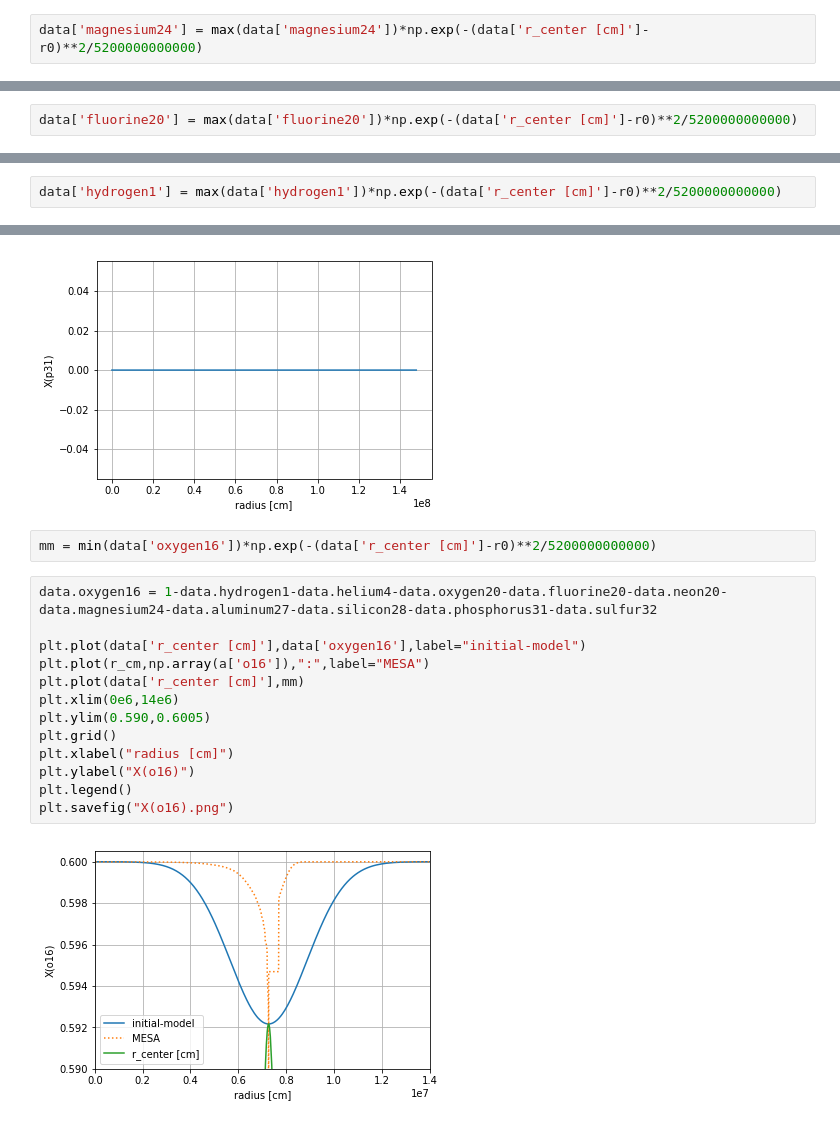
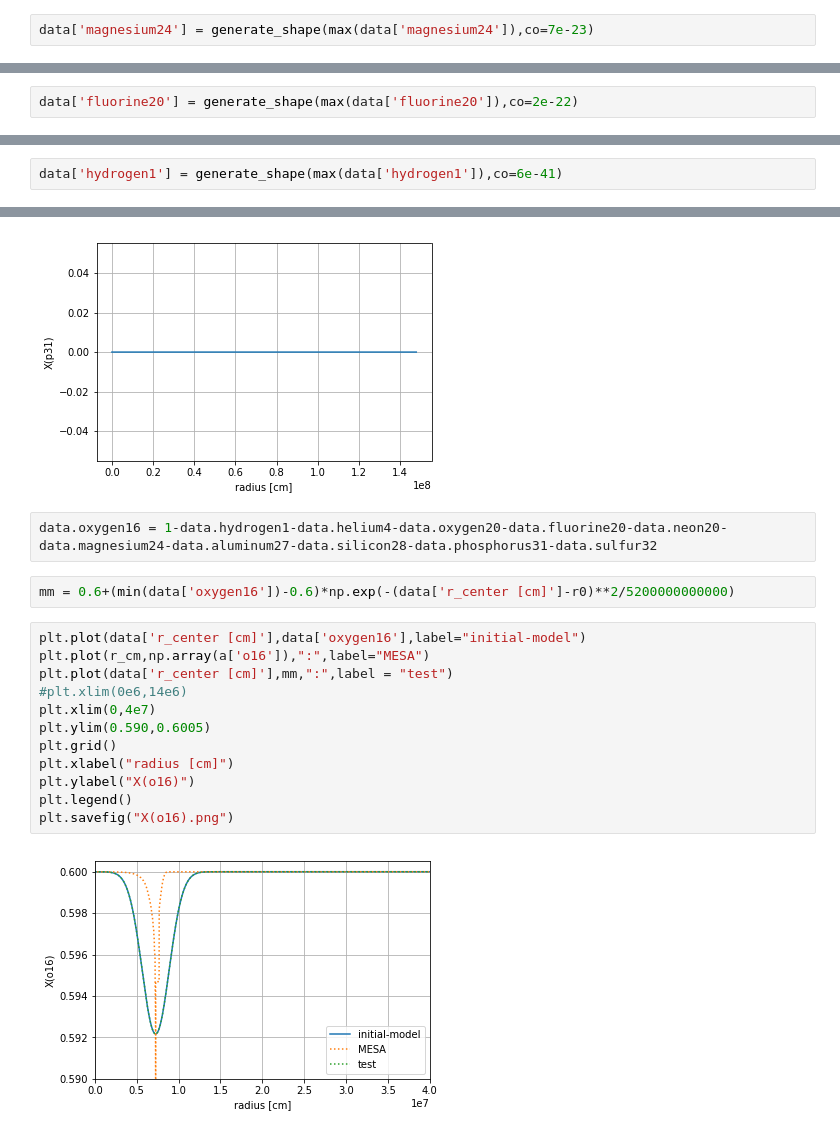
Before and after one commit to XinlongSBU/xinlong_file, a Jupyter notebook: initial-model_prepare/generate_raw.ipynb, the cells around one changed output, grey strips where cells are left out. Saved outputs shown, nothing was run; the diff lists cells and outputs as text.

```diff
--- a/initial-model_prepare/generate_raw.ipynb
+++ b/initial-model_prepare/generate_raw.ipynb
@@ -258,5 +321,5 @@ plt.savefig("X(he4).png")
 # %%
-data['magnesium24'] = max(data['magnesium24'])*np.exp(-(data['r_center [cm]']-r0)**2/5200000000000)
+data['magnesium24'] = generate_shape(max(data['magnesium24']),co=7e-23)
 # %%
 plt.plot(data['r_center [cm]'],data['magnesium24'],'-',label="initial-model")
 #plt.plot(df['r_center [cm]'],df['mg'],"-",label="df")
@@ -273,5 +350,5 @@ plt.savefig("X(mg24).png")
 # %%
-data['fluorine20'] = max(data['fluorine20'])*np.exp(-(data['r_center [cm]']-r0)**2/5200000000000)
+data['fluorine20'] = generate_shape(max(data['fluorine20']),co=2e-22)
 # %%
 plt.plot(data['r_center [cm]'],data['fluorine20'],'-',label="initial-model")
 #plt.plot(df['r_center [cm]'],df['f'],"-",label="df")
@@ -288,5 +379,5 @@ plt.savefig("X(f20).png")
 # %%
-data['hydrogen1'] = max(data['hydrogen1'])*np.exp(-(data['r_center [cm]']-r0)**2/5200000000000)
+data['hydrogen1'] = generate_shape(max(data['hydrogen1']),co=6e-41)
 # %%
 plt.plot(data['r_center [cm]'],data['hydrogen1'],'-',label="initial-model")
 #plt.plot(df1['r_center [cm]'],df1['h'],"-o",label="df1")
@@ -321,20 +426,21 @@ plt.ylabel("X(p31)")
 plt.grid()
 # %% [output]
 [figure]
+# %%
+data.oxygen16 = 1-data.hydrogen1-data.helium4-data.oxygen20-data.fluorine20-data.neon20-data.magnesium24-data.aluminum27-data.silicon28-data.phosphorus31-data.sulfur32
 # %%
-mm = min(data['oxygen16'])*np.exp(-(data['r_center [cm]']-r0)**2/5200000000000)
+mm = 0.6+(min(data['oxygen16'])-0.6)*np.exp(-(data['r_center [cm]']-r0)**2/5200000000000)
 # %%
-data.oxygen16 = 1-data.hydrogen1-data.helium4-data.oxygen20-data.fluorine20-data.neon20-data.magnesium24-data.aluminum27-data.silicon28-data.phosphorus31-data.sulfur32
-
 plt.plot(data['r_center [cm]'],data['oxygen16'],label="initial-model")
 plt.plot(r_cm,np.array(a['o16']),":",label="MESA")
-plt.plot(data['r_center [cm]'],mm)
-plt.xlim(0e6,14e6)
+plt.plot(data['r_center [cm]'],mm,":",label = "test")
+#plt.xlim(0e6,14e6)
+plt.xlim(0,4e7)
 plt.ylim(0.590,0.6005)
 plt.grid()
 plt.xlabel("radius [cm]")
 plt.ylabel("X(o16)")
 plt.legend()
 plt.savefig("X(o16).png")
 # %% [output]
-[figure, old version]
+[figure, new version]
```
Also changed, not shown: parts of 32 cells of this notebook, 3 other files.
